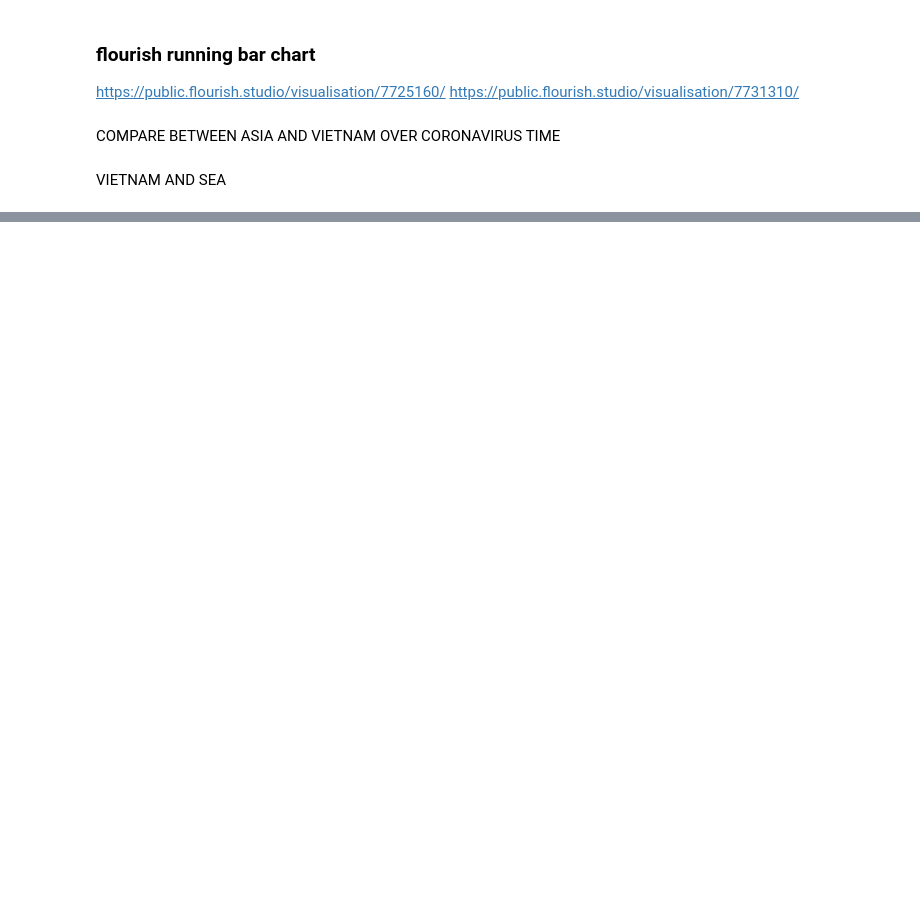
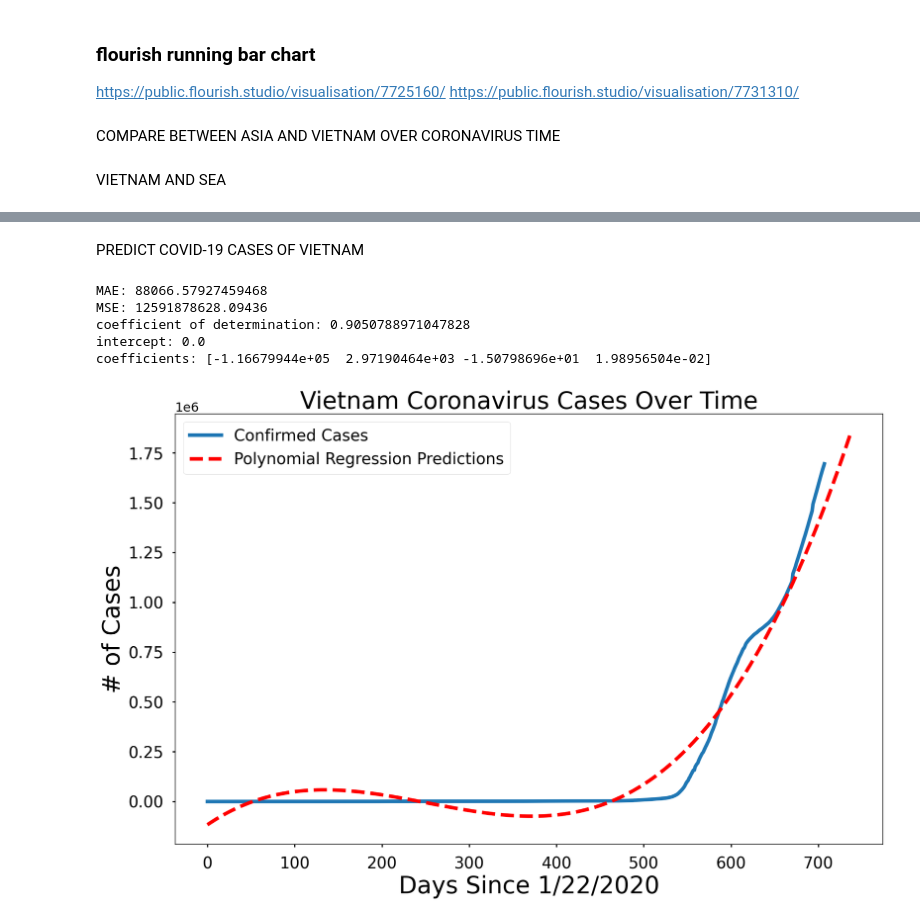
Before and after one commit to tanduy2407/Covid-19, a Jupyter notebook: chart_detail.ipynb, the cells around one changed output, grey strips where cells are left out. Cells and saved outputs as stored; diff of their text form; code cells hidden in the pictures; blank space fills up the shorter version.

```diff
--- a/chart_detail.ipynb
+++ b/chart_detail.ipynb
@@ -1176,5 +1172,5 @@ PREDICT COVID-19 CASES
 # %%
-days_in_future = 10
+days_in_future = 15
 future_forcast = np.array([i for i in range(len(dates)+days_in_future)]).reshape(-1, 1)
 adjusted_dates = future_forcast[:-days_in_future]
 start = '1/22/2020'
@@ -1264,9 +1233,9 @@ MSE: 908191401243324.4
 # %%
-def plot_predictions(x, y, pred, algo_name, color):
+def plot_predictions(x, y, pred, algo_name, color, area):
     plt.figure(figsize=(16, 10))
     plt.plot(x, y, linewidth=4.5)
     plt.plot(future_forcast, pred, linestyle='dashed', linewidth=4.5, color=color)
-    plt.title('Worldwide Coronavirus Cases Over Time', size=30)
+    plt.title(f'{area} Coronavirus Cases Over Time', size=30)
     plt.xlabel('Days Since 1/22/2020', size=30)
     plt.ylabel('# of Cases', size=30)
     plt.legend(['Confirmed Cases', algo_name], prop={'size': 20})
@@ -1354,0 +1267,39 @@ bayesian_df.style.background_gradient(cmap='Greens')
+# %% [markdown]
+PREDICT COVID-19 CASES OF VIETNAM
+# %%
+X_train_confirmed, X_test_confirmed, y_train_confirmed, y_test_confirmed = train_test_split(days_since_1_22, total_cases_vietnam, test_size=0.08, shuffle=False)
+days_in_future = 30
+future_forcast = np.array([i for i in range(len(dates)+days_in_future)]).reshape(-1, 1)
+adjusted_dates = future_forcast[:-days_in_future]
+start = '1/22/2020'
+start_date = datetime.datetime.strptime(start, '%m/%d/%Y')
+future_forcast_dates = []
+for i in range(len(future_forcast)):
+    future_forcast_dates.append((start_date + datetime.timedelta(days=i)).strftime('%m/%d/%Y'))
+days_since_1_22 = np.array([i for i in range(len(dates))]).reshape(-1, 1)
+# transform our data for polynomial regression with degree=3
+poly = PolynomialFeatures(degree=3)
+poly_X_train_confirmed = poly.fit_transform(X_train_confirmed)
+poly_X_test_confirmed = poly.fit_transform(X_test_confirmed)
+poly_future_forcast = poly.fit_transform(future_forcast)
+# linear polynomial regression
+linear_model = LinearRegression(normalize=True, fit_intercept=False)
+linear_model.fit(poly_X_train_confirmed, y_train_confirmed)
+test_linear_pred = linear_model.predict(poly_X_test_confirmed)
+linear_pred = linear_model.predict(poly_future_forcast)
+r_sq = linear_model.score(poly_X_train_confirmed, y_train_confirmed)
+print('MAE:', mean_absolute_error(test_linear_pred, y_test_confirmed))
+print('MSE:',mean_squared_error(test_linear_pred, y_test_confirmed))
+print('coefficient of determination:', r_sq)
+print('intercept:', linear_model.intercept_)
+print('coefficients:', linear_model.coef_)
+# %% [output]
+MAE: 88066.57927459468
+MSE: 12591878628.09436
+coefficient of determination: 0.9050788971047828
+intercept: 0.0
+coefficients: [-1.16679944e+05  2.97190464e+03 -1.50798696e+01  1.98956504e-02]
+# %%
+plot_predictions(adjusted_dates, total_cases_vietnam, linear_pred, 'Polynomial Regression Predictions', 'red', 'Vietnam')
+# %% [output]
+[figure, added]
```
Also changed, not shown: parts of 14 cells of this notebook, 1 other file.
